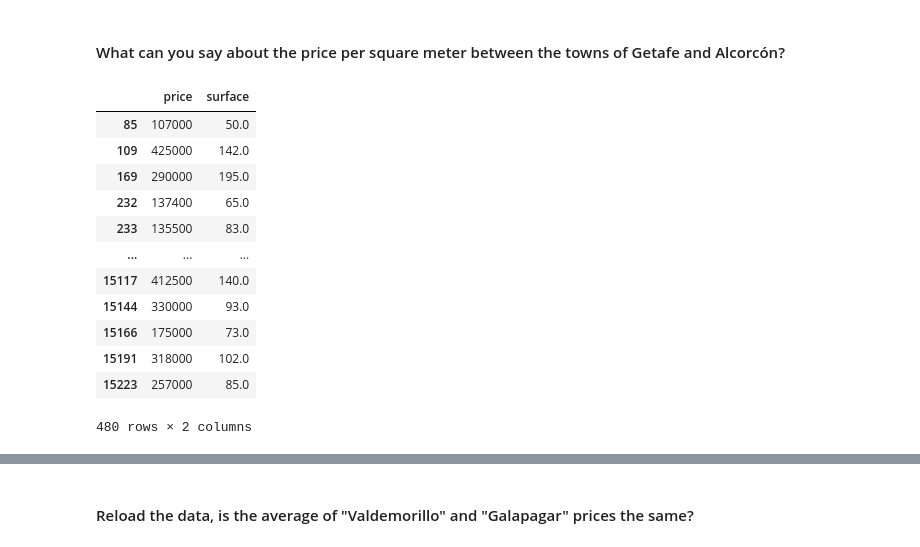
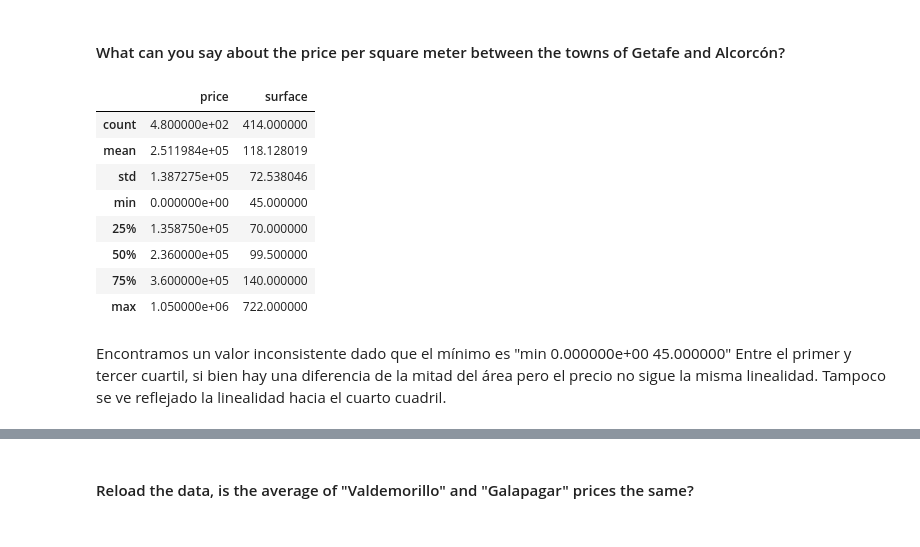
Before and after one commit to 4GeeksAcademy/realestate-datacleanup-exercise, a Jupyter notebook: project.ipynb, the cells around one changed output, grey strips where cells are left out. Saved outputs shown, nothing was run; the diff lists cells and outputs as text; code cells hidden in the pictures.

```diff
--- a/project.ipynb
+++ b/project.ipynb
@@ -265,19 +269,17 @@ Map(center=[60, -2.2], controls=(ZoomControl(options=['position', 'zoom_in_text'
 #### What can you say about the price per square meter between the towns of Getafe and Alcorcón?
 # %%
 filtro_ciudades = df[df['level5'].isin(('Getafe', 'Alcorcón'))]
+filtro_ciudades[[ 'price', 'surface']].describe()
+# %% [output]
+|  | price | surface |
+| count | 4.800000e+02 | 414.000000 |
+| mean | 2.511984e+05 | 118.128019 |
+| std | 1.387275e+05 | 72.538046 |
+| min | 0.000000e+00 | 45.000000 |
+| 25% | 1.358750e+05 | 70.000000 |
+| 50% | 2.360000e+05 | 99.500000 |
+| 75% | 3.600000e+05 | 140.000000 |
+| max | 1.050000e+06 | 722.000000 |
-# %%
-filtro_ciudades[[ 'price', 'surface']]
-# %% [output]
-|  | price | surface |
-| 85 | 107000 | 50.0 |
-| 109 | 425000 | 142.0 |
-| 169 | 290000 | 195.0 |
-| 232 | 137400 | 65.0 |
-| 233 | 135500 | 83.0 |
-| ... | ... | ... |
-| 15117 | 412500 | 140.0 |
-| 15144 | 330000 | 93.0 |
-| 15166 | 175000 | 73.0 |
-| 15191 | 318000 | 102.0 |
-| 15223 | 257000 | 85.0 |
-480 rows × 2 columns
+# %% [markdown]
+Encontramos un valor inconsistente dado que el mínimo es "min	0.000000e+00	45.000000"
+Entre el primer y tercer cuartil, si bien hay una diferencia de la mitad del área pero el precio no sigue la misma linealidad. Tampoco se ve reflejado la linealidad hacia el cuarto cuadril.
```
Also changed, not shown: parts of 6 cells of this notebook.
